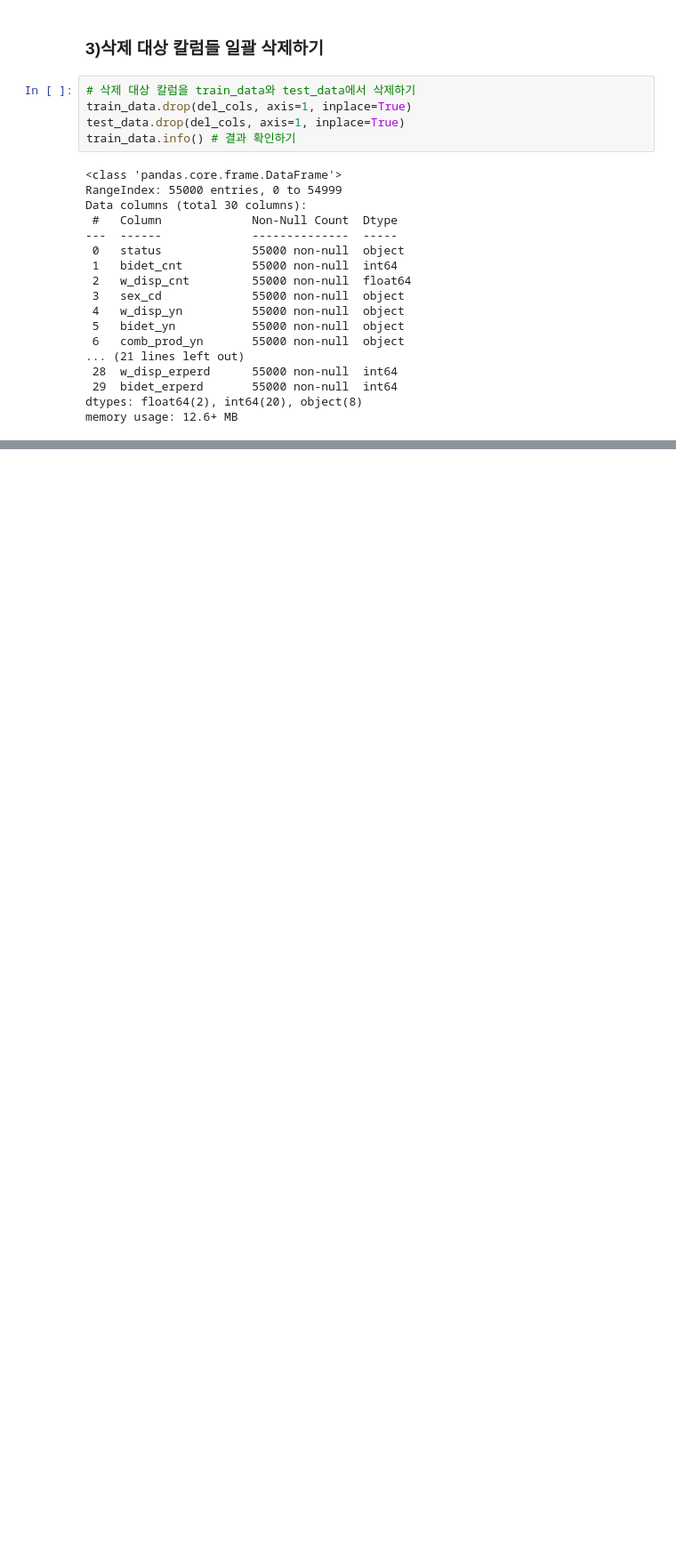
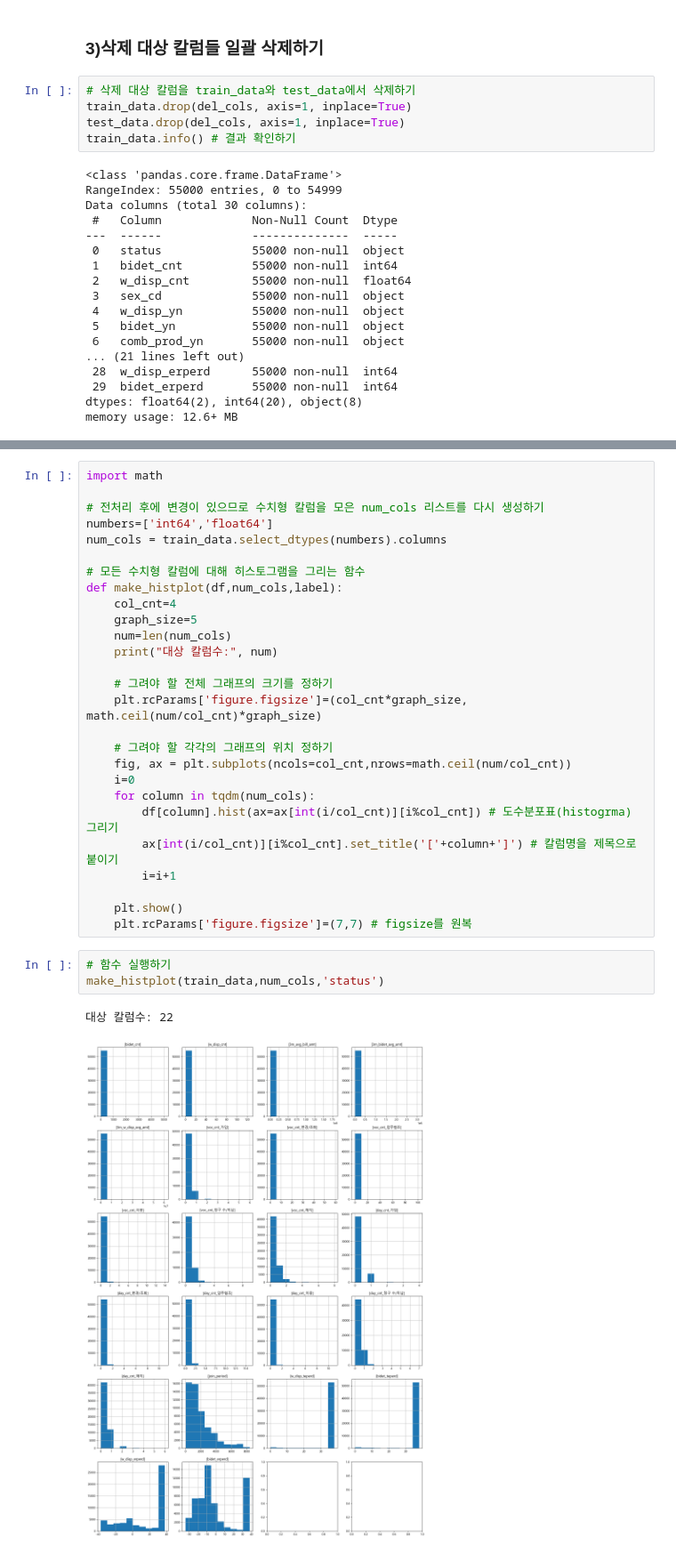
Before and after one commit to LeticiaKang/AICE_AI_Study, a Jupyter notebook: 8. 렌탈 고객 해지 여부 예측하기.ipynb, the cells around one changed output, grey strips where cells are left out. Shown at 89% size. Saved outputs shown, nothing was run; the diff lists cells and outputs as text; blank space fills up the shorter version.

```diff
--- a/8. 렌탈 고객 해지 여부 예측하기.ipynb
+++ b/8. 렌탈 고객 해지 여부 예측하기.ipynb
@@ -762,0 +805,33 @@ memory usage: 12.6+ MB
+# %%
+import math
+
+# 전처리 후에 변경이 있으므로 수치형 칼럼을 모은 num_cols 리스트를 다시 생성하기
+numbers=['int64','float64']
+num_cols = train_data.select_dtypes(numbers).columns
+
+# 모든 수치형 칼럼에 대해 히스토그램을 그리는 함수
+def make_histplot(df,num_cols,label):
+    col_cnt=4
+    graph_size=5
+    num=len(num_cols)
+    print("대상 칼럼수:", num)
+
+    # 그려야 할 전체 그래프의 크기를 정하기
+    plt.rcParams['figure.figsize']=(col_cnt*graph_size, math.ceil(num/col_cnt)*graph_size)
+
+    # 그려야 할 각각의 그래프의 위치 정하기
+    fig, ax = plt.subplots(ncols=col_cnt,nrows=math.ceil(num/col_cnt))
+    i=0
+    for column in tqdm(num_cols):
+        df[column].hist(ax=ax[int(i/col_cnt)][i%col_cnt]) # 도수분포표(histogrma) 그리기
+        ax[int(i/col_cnt)][i%col_cnt].set_title('['+column+']') # 칼럼명을 제목으로 붙이기
+        i=i+1
+
+    plt.show()
+    plt.rcParams['figure.figsize']=(7,7) # figsize를 원복
+# %%
+# 함수 실행하기
+make_histplot(train_data,num_cols,'status')
+# %% [output]
+대상 칼럼수: 22
+[figure, added]
```
Also changed, not shown: parts of 109 cells of this notebook, 7 other files.
